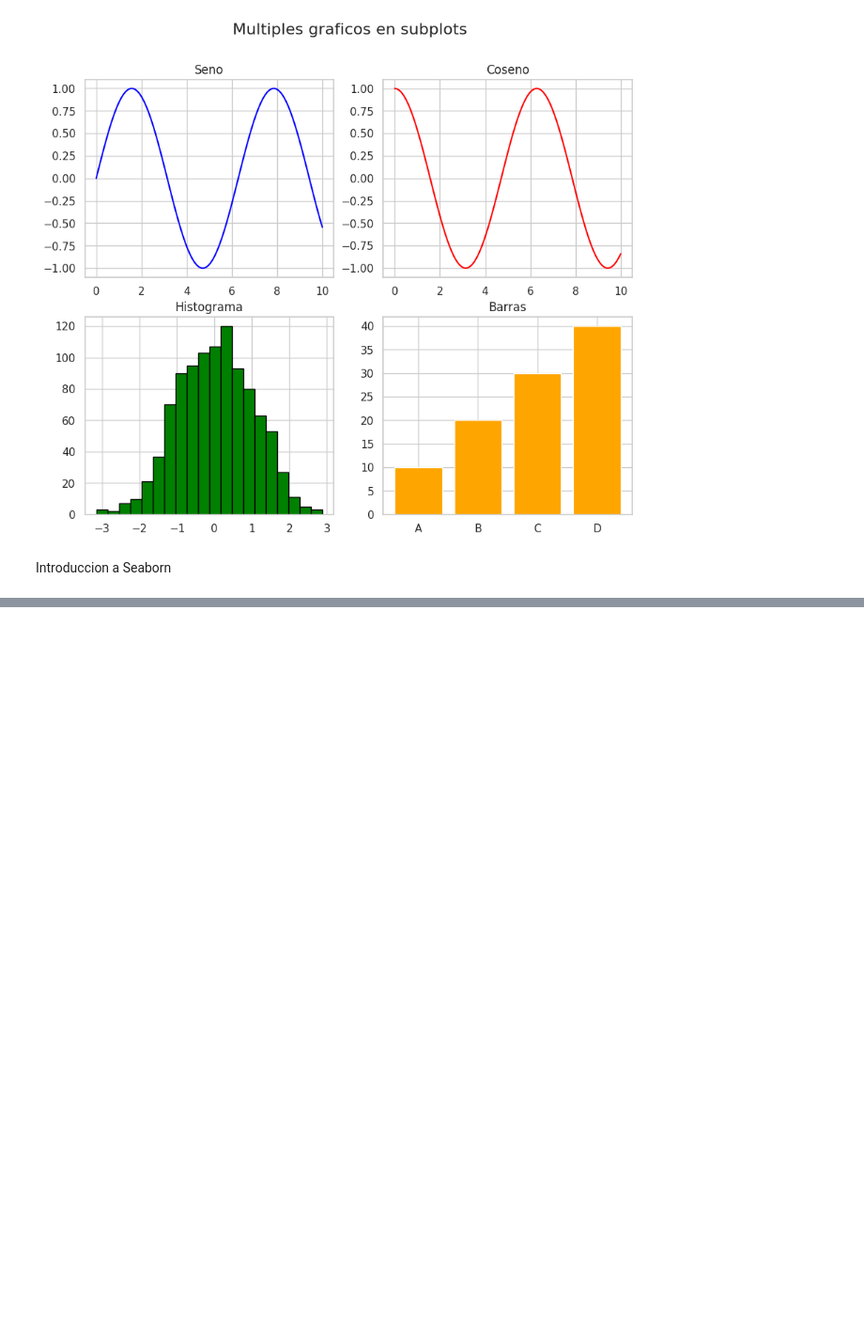
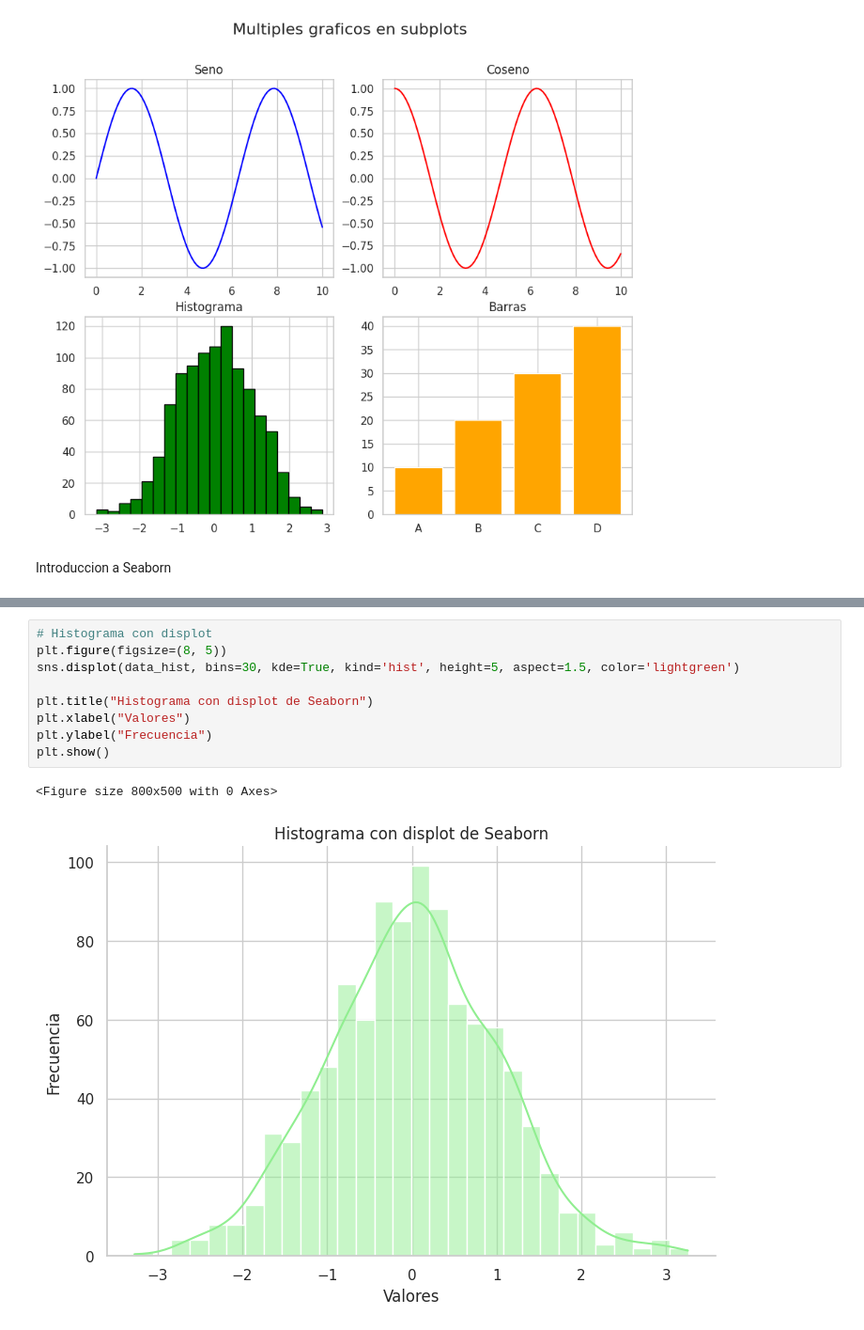
Before and after one commit to brunobobadilla06/Practica---Ciencia-de-Datos-I, a Jupyter notebook: Practica_2.ipynb, the cells around one changed output, grey strips where cells are left out. Shown at 94% size. Cells and saved outputs as stored; diff of their text form; blank space fills up the shorter version.

```diff
--- a/Practica_2.ipynb
+++ b/Practica_2.ipynb
@@ -564,0 +578,12 @@ plt.show()
+# %%
+# Histograma con displot
+plt.figure(figsize=(8, 5))
+sns.displot(data_hist, bins=30, kde=True, kind='hist', height=5, aspect=1.5, color='lightgreen')
+
+plt.title("Histograma con displot de Seaborn")
+plt.xlabel("Valores")
+plt.ylabel("Frecuencia")
+plt.show()
+# %% [output]
+<Figure size 800x500 with 0 Axes>
+[figure, added]
```
Also changed, not shown: parts of 3 cells of this notebook.
